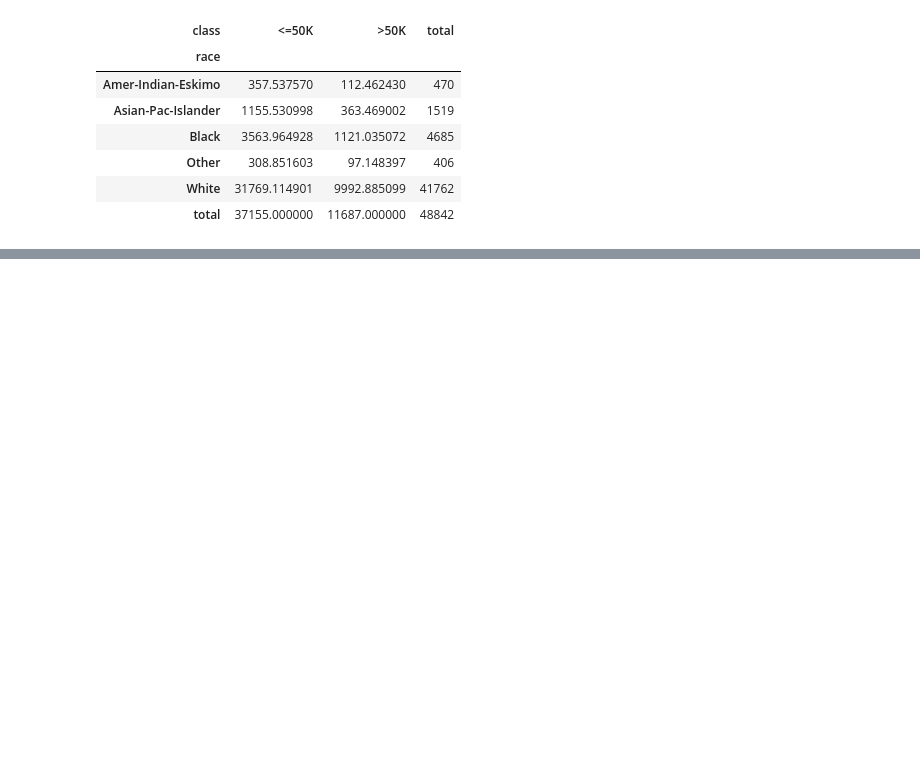
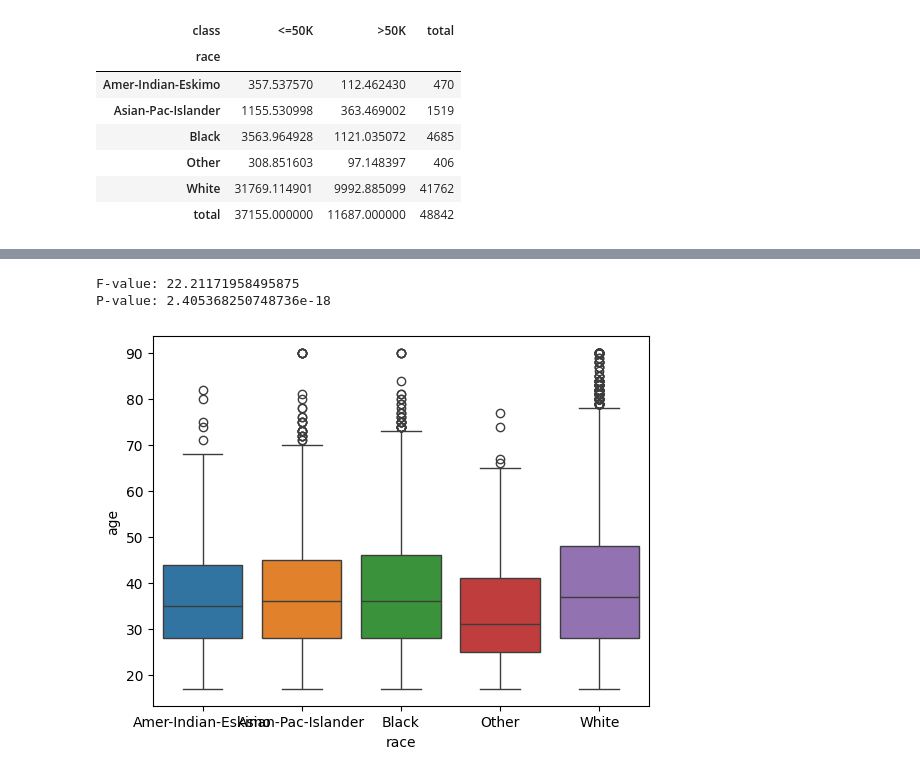
Before and after one commit to UznetDev/Data-science-home-work, a Jupyter notebook: 03_Okt_2024.ipynb, the cells around one changed output, grey strips where cells are left out. Drawn from its saved outputs; the diff is of its cells as text; code cells hidden in the pictures; blank space fills up the shorter version.

```diff
--- a/03_Okt_2024.ipynb
+++ b/03_Okt_2024.ipynb
@@ -189,0 +200,15 @@ e_cros
+# %%
+race = adult_df.groupby('race')['age'].apply(list)
+
+f_value, p_value = stats.f_oneway(*race)
+
+print("F-value:", f_value)
+print("P-value:", p_value)
+# %% [output]
+F-value: 22.21171958495875
+P-value: 2.405368250748736e-18
+# %%
+sns.boxplot(x='race', y='age', hue='race', data=adult_df)
+plt.show()
+# %% [output]
+[figure, added]
```
Also changed, not shown: parts of 3 cells of this notebook.
